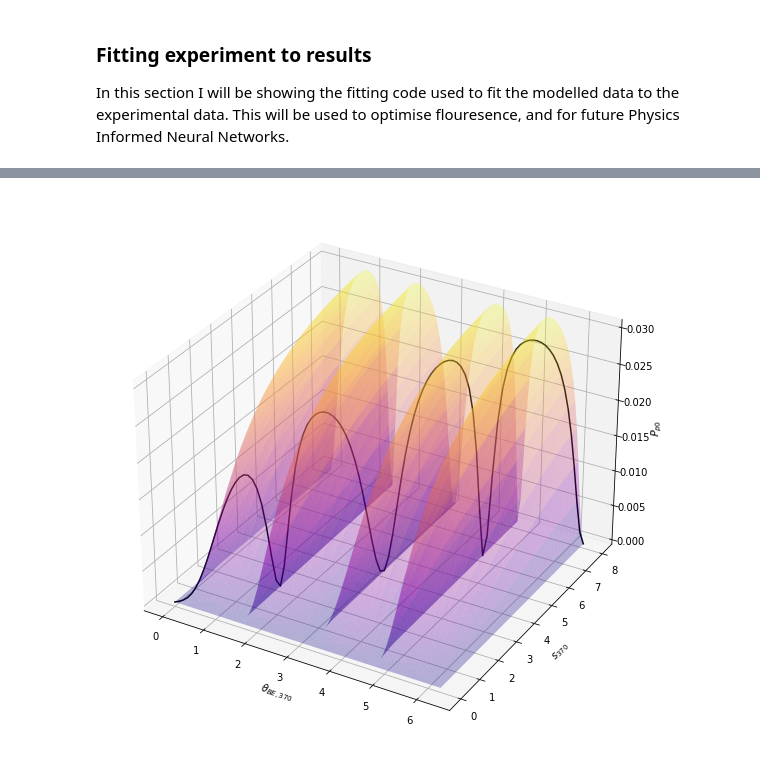
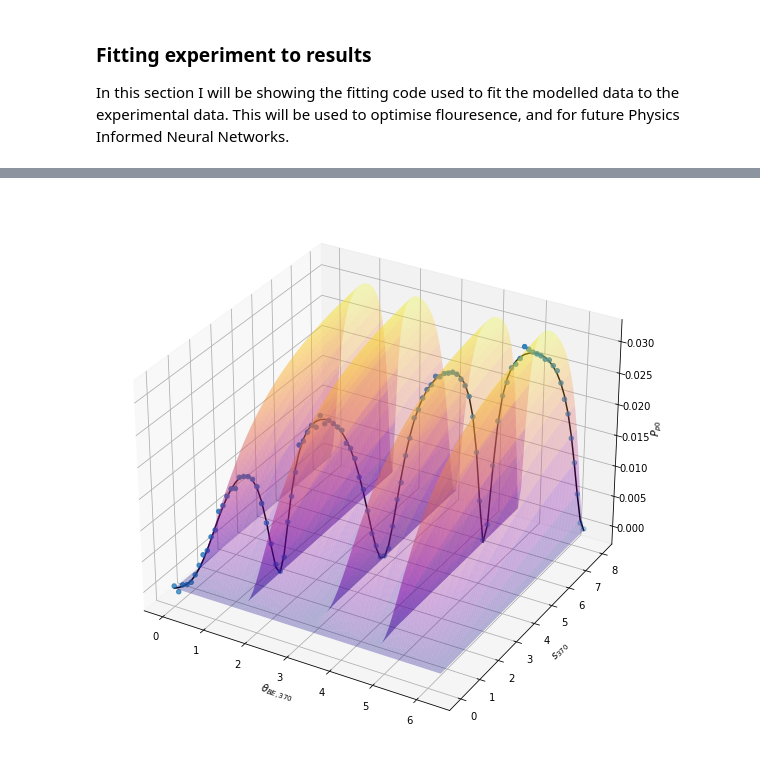
Before and after one commit to lmcc-lab/YbSimulations, a Jupyter notebook: experiment_stack.ipynb, the cells around one changed output, grey strips where cells are left out. Cells and saved outputs as stored; diff of their text form; code cells hidden in the pictures.

```diff
--- a/experiment_stack.ipynb
+++ b/experiment_stack.ipynb
@@ -868,21 +900,22 @@ thetaBE935 (rad)  0.9553166181245092 1.0986259301909365 0.14330931206642727
 # %%
 # We can even use these fitted parameters to recalculate our surface
 # Calculate the surfaec using fitted params
 
 excited_pop, mesh, yb171, cartesian, other = calculate_171_pop(detuning370=popt[0], s_370=s370, s_935=popt[2], zeeman=popt[3],
                                                                 thetaBE370=thetaBE370,
                                                                 thetaBE935=popt[4],
                                                                 detuning935=popt[1],
                                                                 make_mesh=True)
 
 fig = plt.figure(figsize=(10, 10))
 ax = fig.add_subplot(projection='3d')
 
 ax.plot_surface(mesh.thetaBE370, mesh.s0_370, excited_pop, cmap='plasma', rstride=1, cstride=1, edgecolor='none', alpha=0.3)
 ax.plot3D(thetaBE370, s370, fitted_population, color='k')
+ax.scatter3D(TestData.mesh_171.thetaBE370, TestData.mesh_171.s0_370, TestData.excited_pop_171)
 ax.set_ylabel('$s_{370}$')
 ax.set_xlabel(r'$\theta_{BE, 370}$')
 ax.set_zlabel("$P_{p0}$")
 plt.show()
 # %% [output]
-[figure, old version]
+[figure, new version]
```
Also changed, not shown: parts of 18 cells of this notebook, 7 other files.
